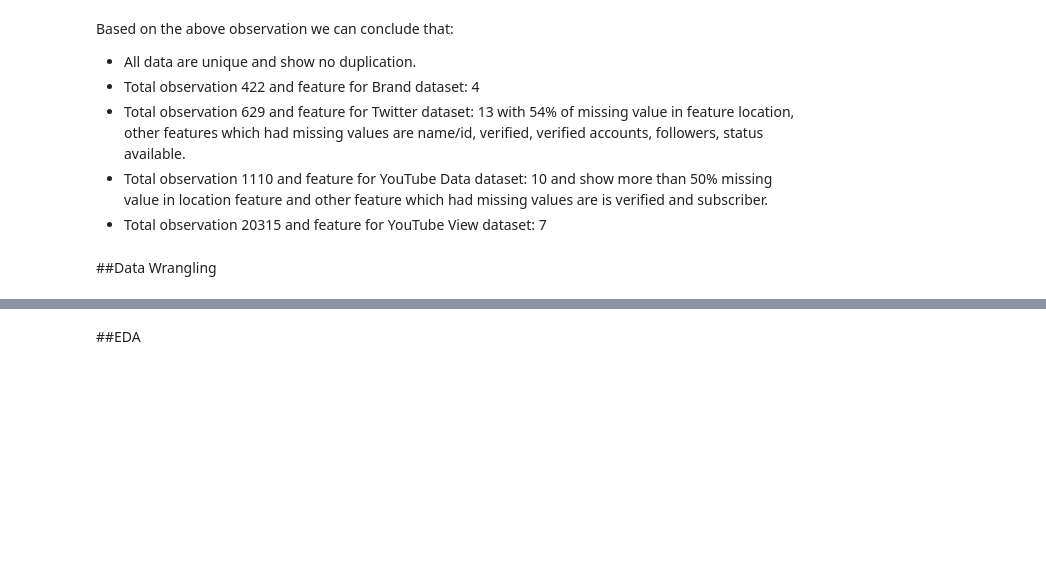
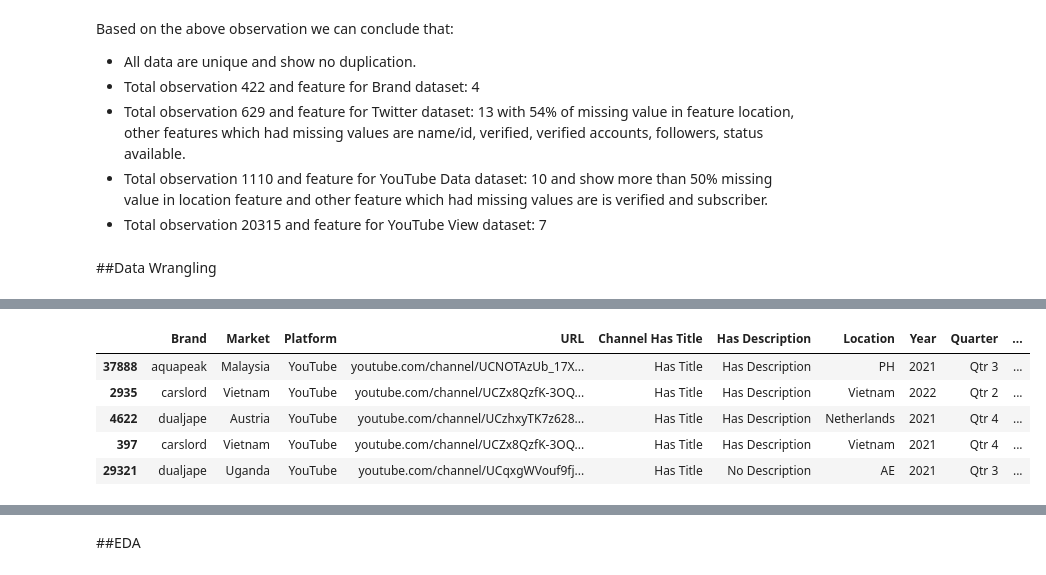
Before and after one commit to abhinav4201/Data-Analysis-EDA, a Jupyter notebook: Uptitude_Technical_Test.ipynb, the cells around one changed output, grey strips where cells are left out. Cells and saved outputs as stored; diff of their text form; code cells hidden in the pictures; blank space fills up the shorter version.

```diff
--- a/Uptitude_Technical_Test.ipynb
+++ b/Uptitude_Technical_Test.ipynb
@@ -236,0 +272,8 @@ Based on the above observation we can conclude that:
+# %%
+#renaming columns in youtube view dataset for merging
+yt_views_df = yt_view_df.rename(columns = {'Channel URL' : 'URL',
+                                           'Year':'Video_Year',
+                                           'Quarter':'Video_Quarter',
+                                           'Month':'Video_Month',
+                                           'Day':'Video_Day'})
+yt_views_df.sample(5)
@@ -236,0 +299,12 @@ Based on the above observation we can conclude that:
+# %%
+#merging youtube data all together
+yt_df = brand_df.merge(yt_data_df, on= 'URL', how ='inner').merge(
+    yt_views_df, on = 'URL', how ='inner')
+yt_df.sample(5)
+# %% [output]
+|  | Brand | Market | Platform | URL | Channel Has Title | Has Description | Location | Year | Quarter | ... |
+| 37888 | aquapeak | Malaysia | YouTube | youtube.com/channel/UCNOTAzUb_17X... | Has Title | Has Description | PH | 2021 | Qtr 3 | ... |
+| 2935 | carslord | Vietnam | YouTube | youtube.com/channel/UCZx8QzfK-3OQ... | Has Title | Has Description | Vietnam | 2022 | Qtr 2 | ... |
+| 4622 | dualjape | Austria | YouTube | youtube.com/channel/UCzhxyTK7z628... | Has Title | Has Description | Netherlands | 2021 | Qtr 4 | ... |
+| 397 | carslord | Vietnam | YouTube | youtube.com/channel/UCZx8QzfK-3OQ... | Has Title | Has Description | Vietnam | 2021 | Qtr 4 | ... |
+| 29321 | dualjape | Uganda | YouTube | youtube.com/channel/UCqxgWVouf9fj... | Has Title | No Description | AE | 2021 | Qtr 3 | ... |
```
Also changed, not shown: parts of 16 cells of this notebook.
